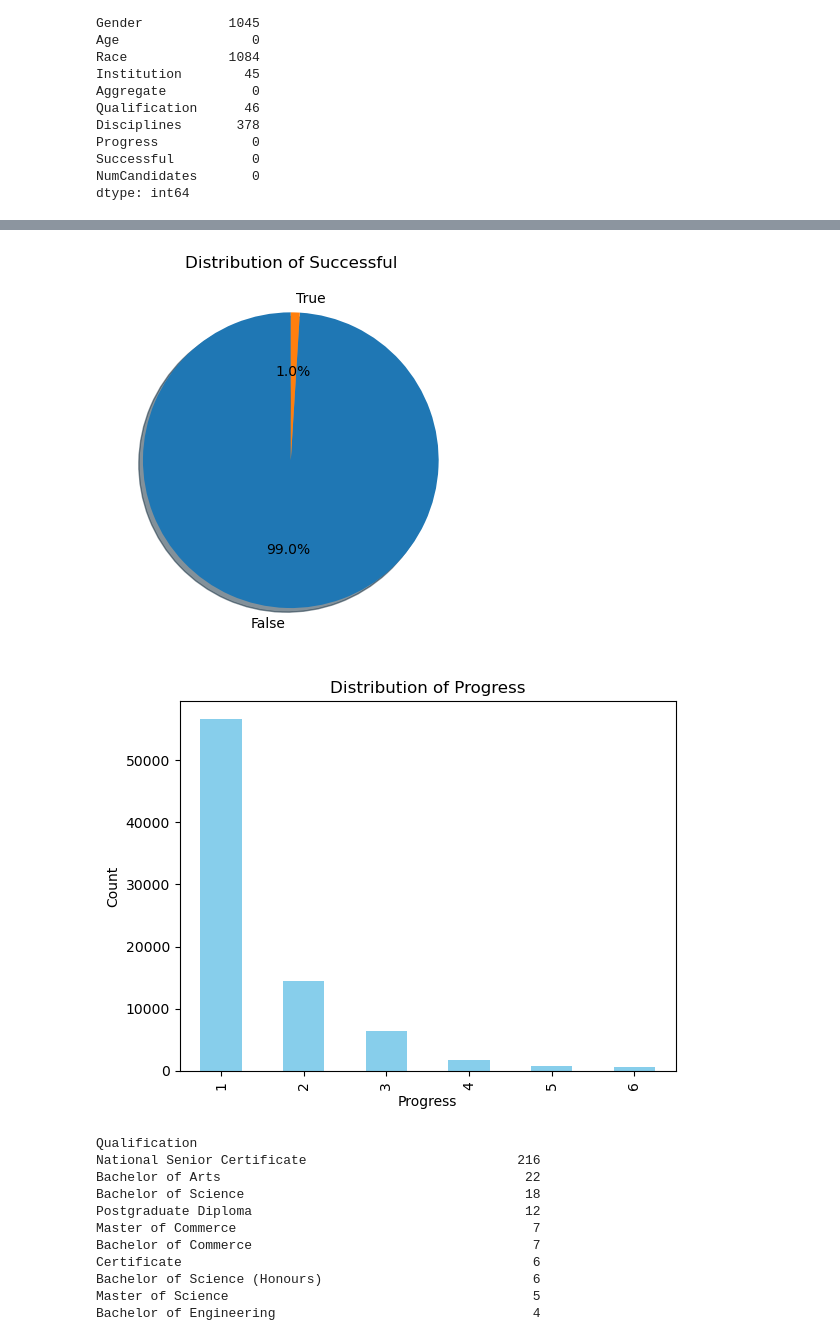
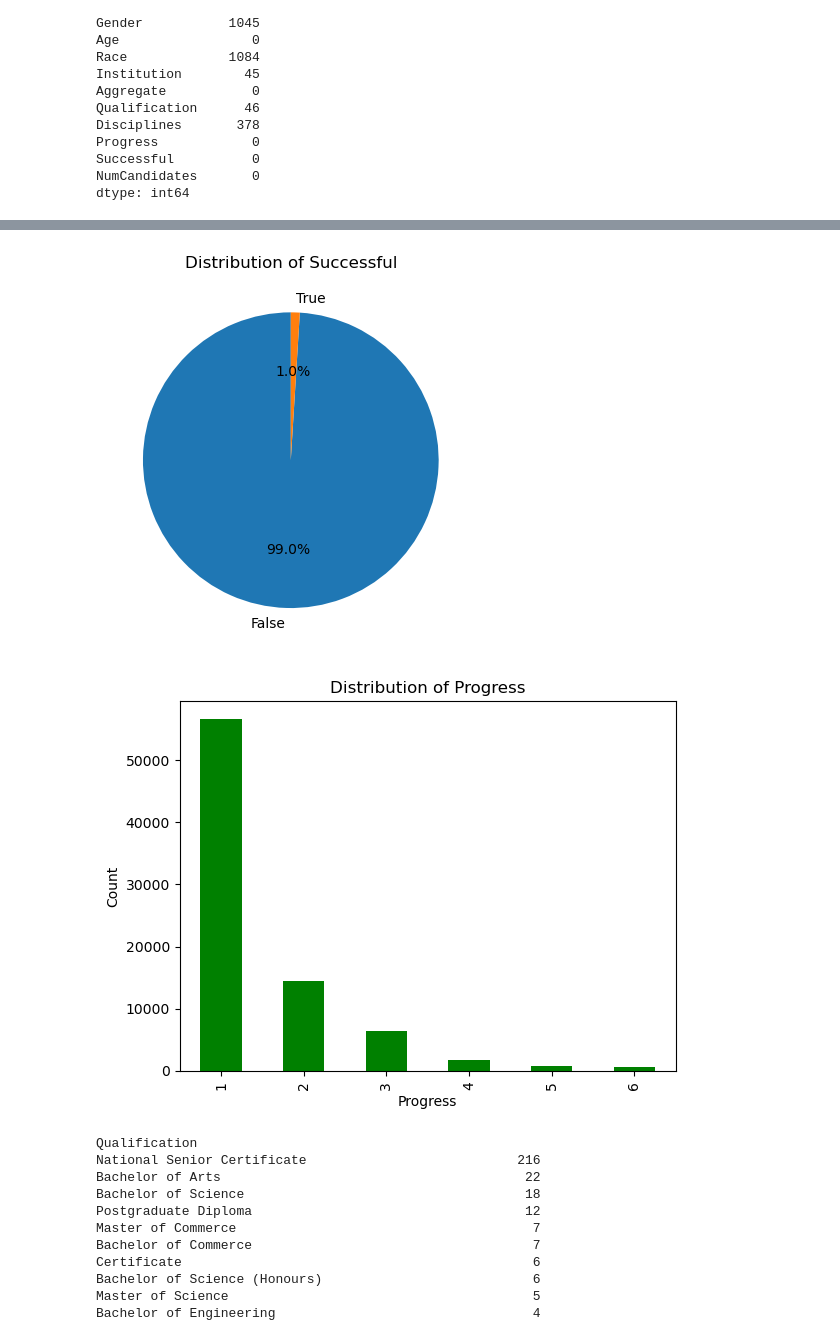
Before and after one commit to siphesihlegema/Student-Success-repo, a Jupyter notebook: notebooks/01_EDA.ipynb, the cells around one changed output, grey strips where cells are left out. Drawn from its saved outputs; the diff is of its cells as text; code cells hidden in the pictures.

```diff
--- a/notebooks/01_EDA.ipynb
+++ b/notebooks/01_EDA.ipynb
@@ -71,25 +104,24 @@ dtype: int64
 # %%
 # Count the values
 successful = data["Successful"].value_counts()
-
-# pie chart of Successful
-successful.plot.pie(autopct='%1.1f%%', startangle=90, shadow=True)
+ # pie chart of Successful
+successful.plot.pie(autopct='%1.1f%%', startangle=90, shadow=False)
 
 plt.title("Distribution of Successful")
 plt.ylabel("")
 plt.show()
 # %% [output]
-[figure, old version]
+[figure, new version]
 # %%
 progress = data["Progress"].value_counts()
 
-progress.plot.bar(color='skyblue')
+progress.plot.bar(color='green')
 plt.title("Distribution of Progress")
 plt.ylabel("Count")
 plt.xlabel("Progress")
 plt.show()
 # %% [output]
-[figure, old version]
+[figure, new version]
 # %%
 # filter show Qualifications that have NaN in the "Disciplines" column
 data[data["Disciplines"].isna()]["Qualification"].value_counts()
```
Also changed, not shown: parts of 36 cells of this notebook.
